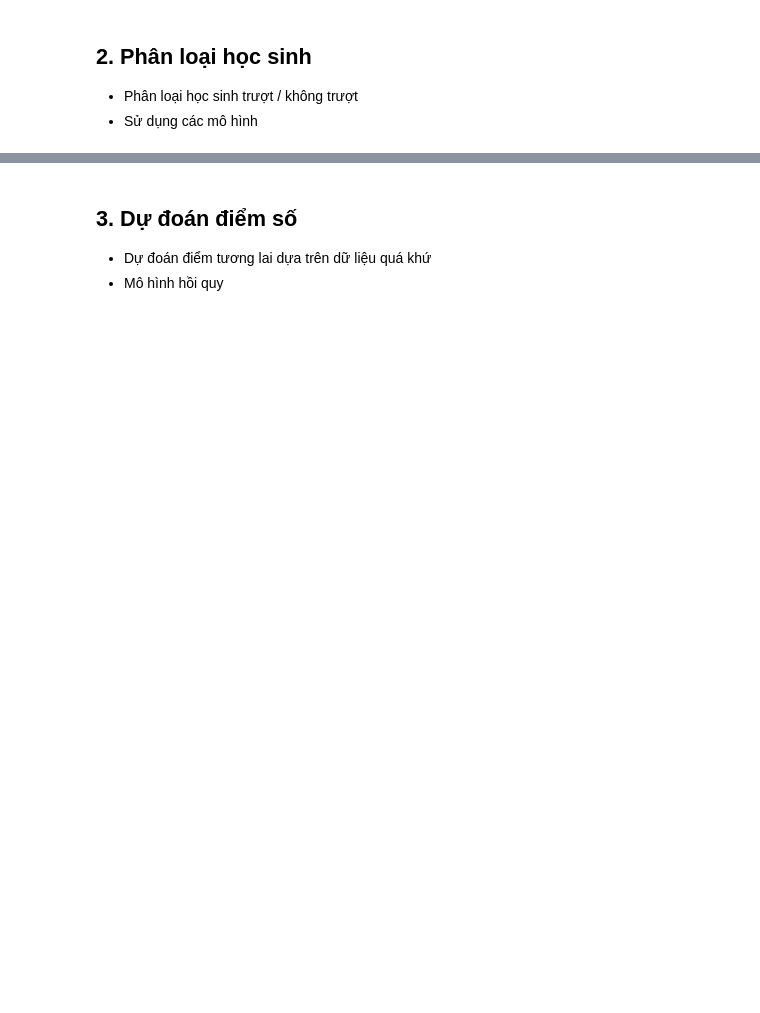
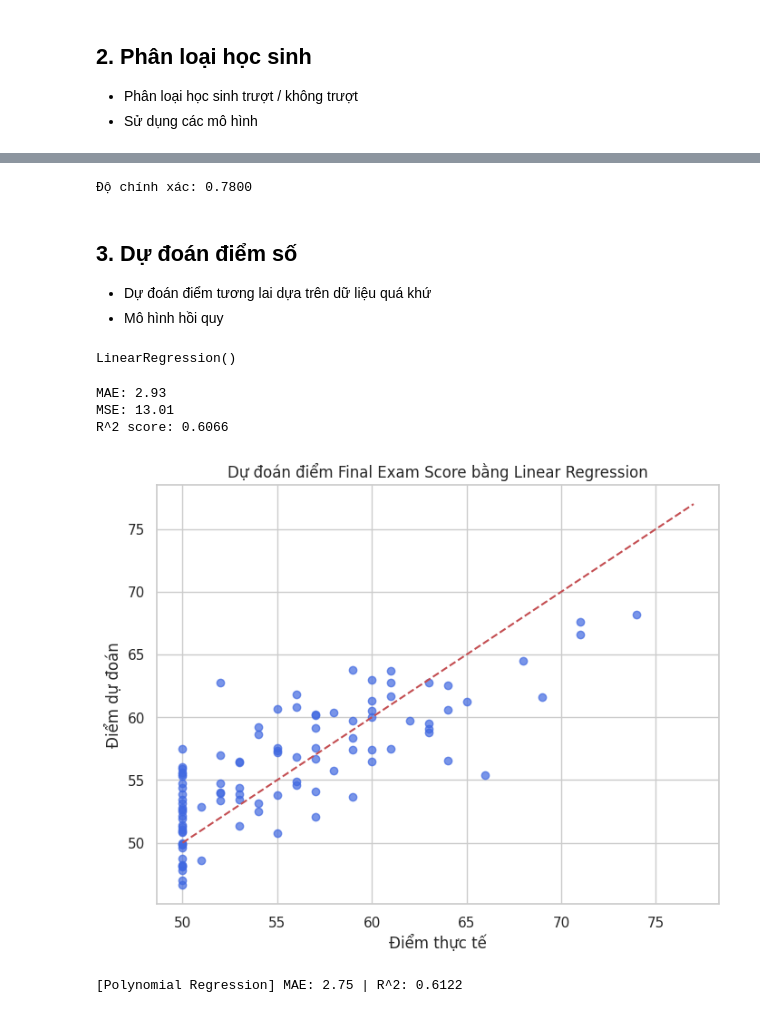
Before and after one commit to Huypham07/Student-performance-prediction, a Jupyter notebook: Student_Performance_Prediction.ipynb, the cells around one changed output, grey strips where cells are left out. Saved outputs shown, nothing was run; the diff lists cells and outputs as text; code cells hidden in the pictures; blank space fills up the shorter version.

Commit message:
update statistic and some basic model

```diff
--- a/Student_Performance_Prediction.ipynb
+++ b/Student_Performance_Prediction.ipynb
@@ -272,3 +441,12 @@ plt.show()
 ## 2. Phân loại học sinh
 - Phân loại học sinh trượt / không trượt
 - Sử dụng các mô hình
+# %%
+data['Fail_Label'] = data['Pass_Fail'].map({'Fail': 1, 'Pass': 0})
+# data['Attendance_Level'] = data['Attendance_Level'].map({'Low': 0, 'High': 1})
+
+features = ['Study_Hours_per_Week', 'Attendance_Rate', 'Past_Exam_Scores', 'Total_Study_Effort']
+X = data[features]
+y = data['Fail_Label']
+
+X_train, X_test, y_train, y_test = train_test_split(X, y, test_size=0.2, random_state=42, stratify=y)
@@ -275,4 +477,60 @@ plt.show()
+# %%
+acc = accuracy_score(y_test, y_pred)
+print(f"Độ chính xác: {acc:.4f}")
+# %% [output]
+Độ chính xác: 0.7800
 # %% [markdown]
 ## 3. Dự đoán điểm số
 - Dự đoán điểm tương lai dựa trên dữ liệu quá khứ
 - Mô hình hồi quy
+# %%
+features = ['Study_Hours_per_Week', 'Attendance_Rate', 'Past_Exam_Scores', 'Total_Study_Effort']
+X = data[features]
+y = data['Final_Exam_Score']
+
+X_train, X_test, y_train, y_test = train_test_split(X, y, test_size=0.2, random_state=42)
+# %%
+model = LinearRegression()
+model.fit(X_train, y_train)
+# %% [output]
+LinearRegression()
+# %%
+y_pred = model.predict(X_test)
+
+mse = mean_squared_error(y_test, y_pred)
+mae = mean_absolute_error(y_test, y_pred)
+r2 = r2_score(y_test, y_pred)
+
+print(f"MAE: {mae:.2f}")
+print(f"MSE: {mse:.2f}")
+print(f"R^2 score: {r2:.4f}")
+# %% [output]
+MAE: 2.93
+MSE: 13.01
+R^2 score: 0.6066
+# %%
+plt.figure(figsize=(8,6))
+plt.scatter(y_test, y_pred, alpha=0.7, color='royalblue')
+plt.plot([y.min(), y.max()], [y.min(), y.max()], 'r--')  # đường y = x
+plt.xlabel("Điểm thực tế")
+plt.ylabel("Điểm dự đoán")
+plt.title("Dự đoán điểm Final Exam Score bằng Linear Regression")
+plt.grid(True)
+plt.show()
+# %% [output]
+[figure, added]
+# %%
+# Tạo mô hình hồi quy bậc 2
+poly_model = make_pipeline(PolynomialFeatures(degree=2), LinearRegression())
+poly_model.fit(X_train, y_train)
+
+# Dự đoán
+y_poly_pred = poly_model.predict(X_test)
+
+# Đánh giá
+poly_mae = mean_absolute_error(y_test, y_poly_pred)
+poly_r2 = r2_score(y_test, y_poly_pred)
+
+print(f"[Polynomial Regression] MAE: {poly_mae:.2f} | R^2: {poly_r2:.4f}")
+# %% [output]
+[Polynomial Regression] MAE: 2.75 | R^2: 0.6122
```
Also changed, not shown: parts of 24 cells of this notebook.
